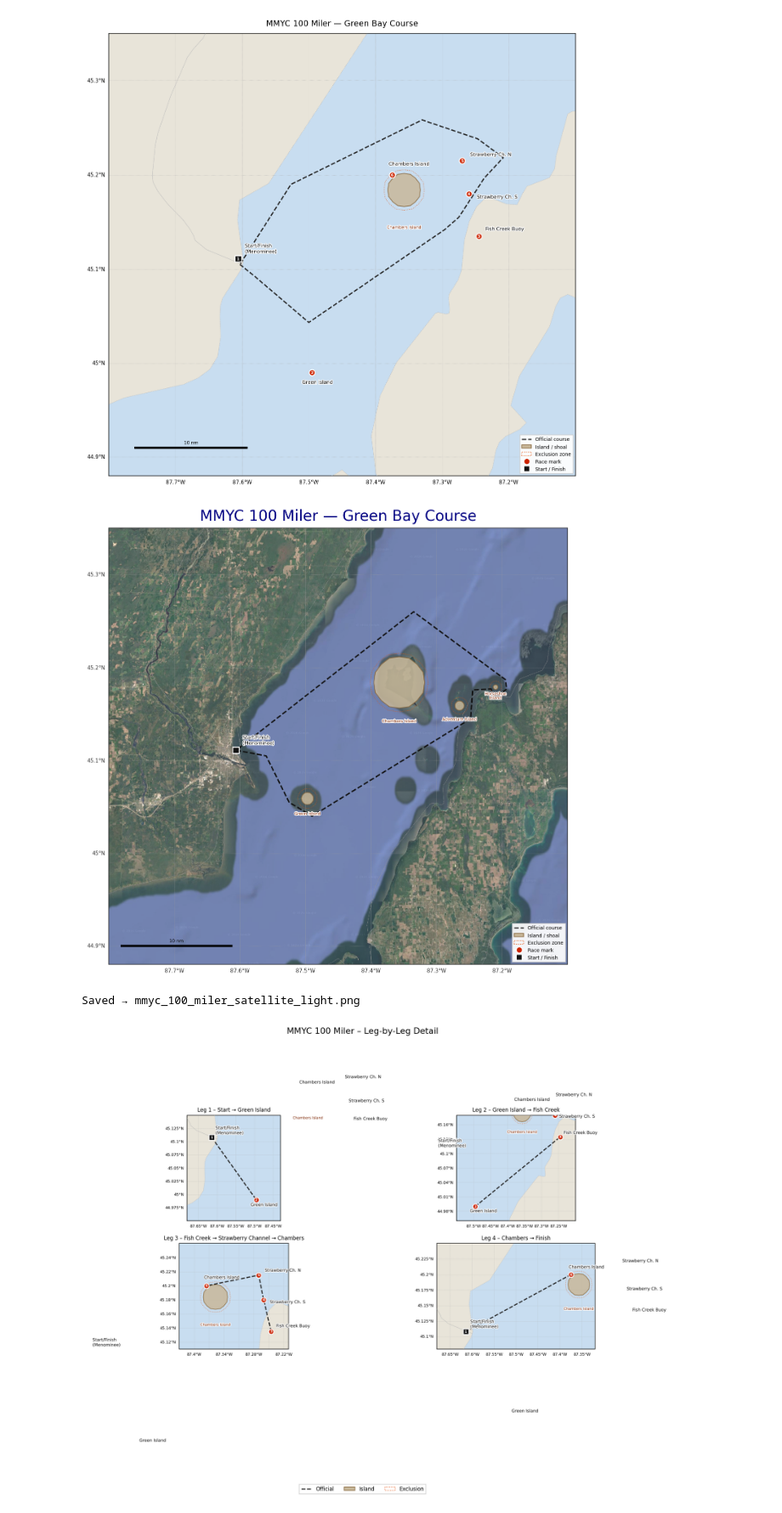
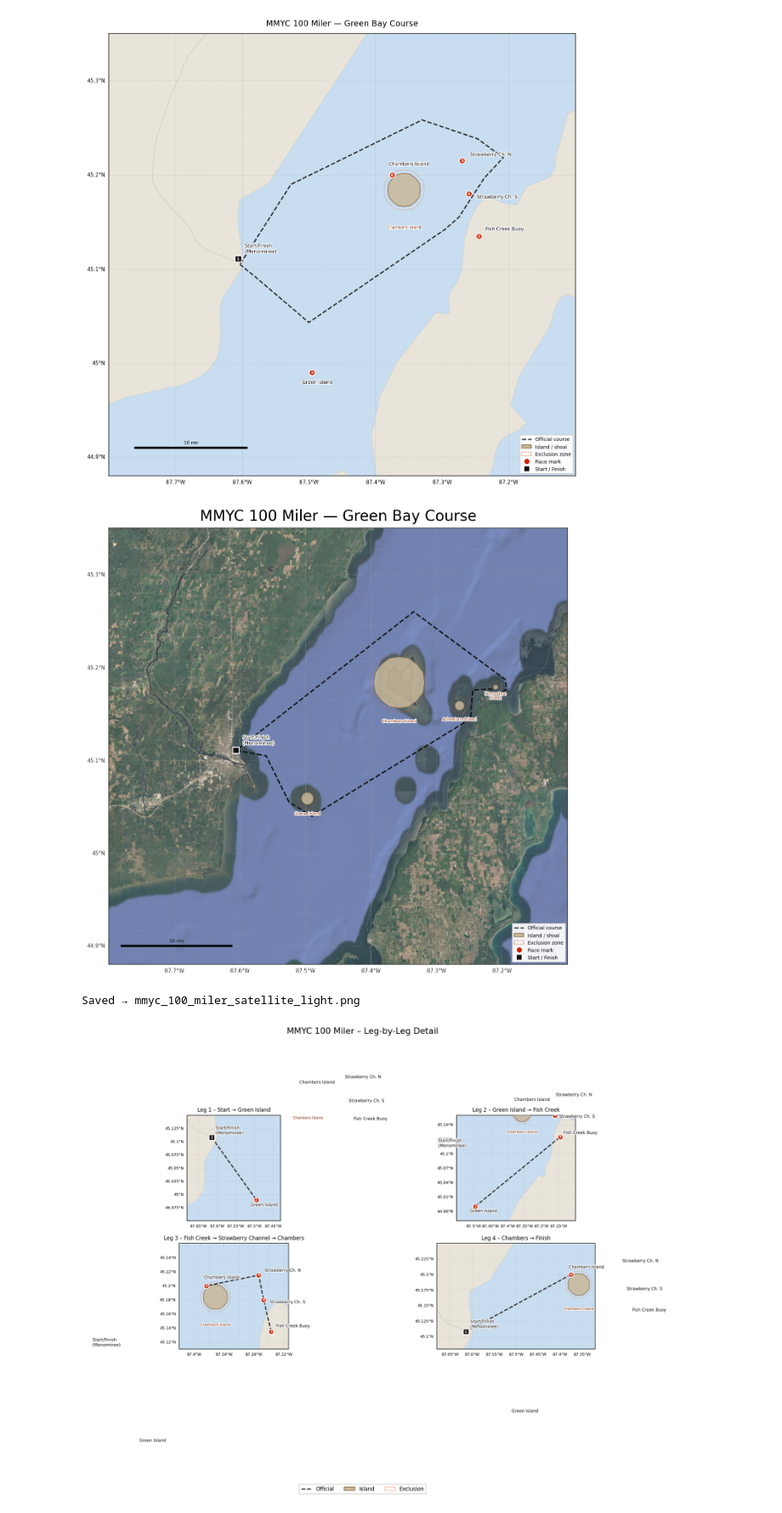
Before and after one commit to EthanPrimes/vol4-second-project, a Jupyter notebook: mapping.ipynb, the cells around one changed output. Shown at 85% size. Drawn from its saved outputs; the diff is of its cells as text; code cells hidden in the pictures.

```diff
--- a/mapping.ipynb
+++ b/mapping.ipynb
@@ -239,35 +239,35 @@ ax.add_feature(
     cfeature.STATES.with_scale('10m'),
     edgecolor='#999999', linewidth=0.4, linestyle='--',
     facecolor='none', zorder=4,
 )
 
 # Layer 5 — course, routes, marks
 # Use dark, saturated colours — they read well on the light land
 # and pop against the vivid water.
 draw_obstacles(ax, OBSTACLES, zorder=5)
 draw_course(ax, OFFICIAL, color='#111111', lw=1.8, label='Official course', zorder=6)
 draw_marks(ax, MARKS, zorder=10)
 
 # Gridlines — dark labels for light background
 gl = ax.gridlines(draw_labels=True, linewidth=0.35, color='#888888',
                   linestyle=':', x_inline=False, y_inline=False)
 gl.top_labels   = False
 gl.right_labels = False
 gl.xlabel_style = {'size': 7, 'color': '#333333'}
 gl.ylabel_style = {'size': 7, 'color': '#333333'}
 
 add_scalebar(ax, EXTENT[0] + 0.02, EXTENT[2] + 0.02, length_nm=10)
 add_legend(ax)
 ax.set_title('MMYC 100 Miler — Green Bay Course',
-             fontsize=20, pad=10, color='#000080')
+             fontsize=20, pad=10, color="#000000")
 
 plt.tight_layout()
 plt.savefig('poster/route_map.png', dpi=200,
             bbox_inches='tight', facecolor='#DBD6D1', edgecolor='none')
 plt.show()
 print('Saved → mmyc_100_miler_satellite_light.png')
 # %% [output]
-[figure, old version]
+[figure, new version]
 Saved → mmyc_100_miler_satellite_light.png
 # %%
 LEGS = [
```
Also changed, not shown: 4 other files.
